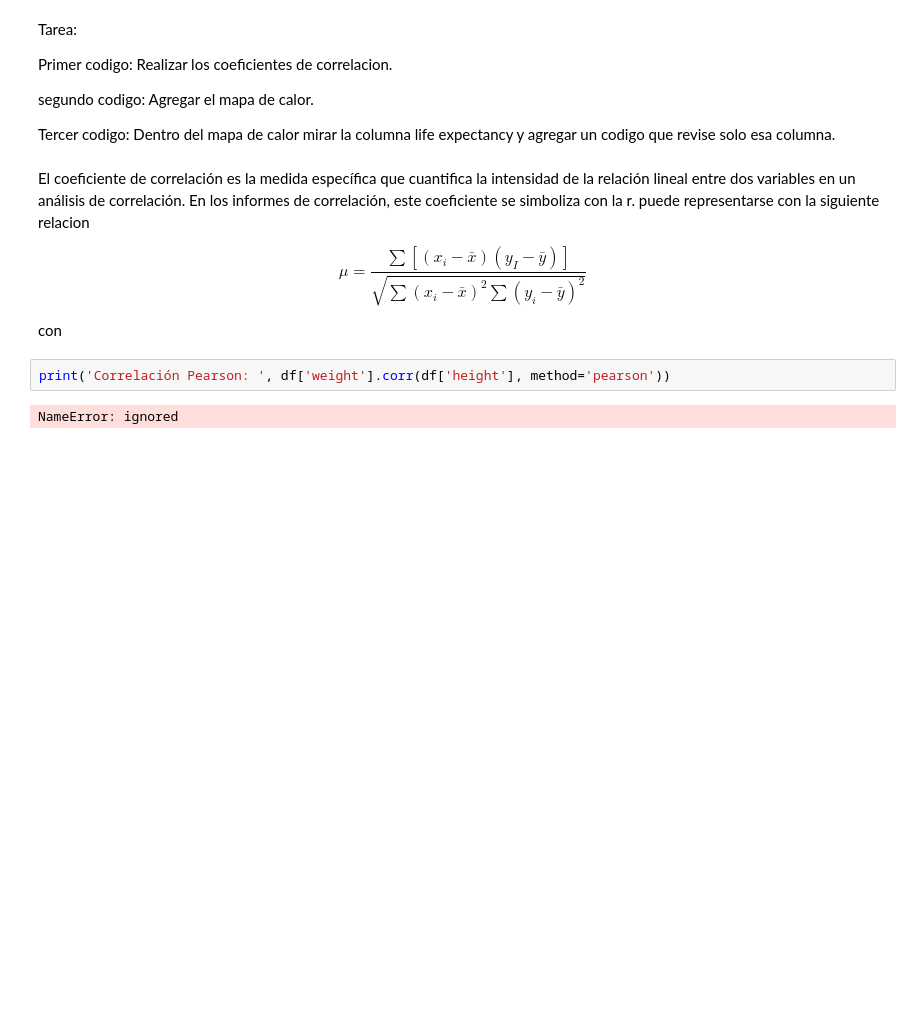
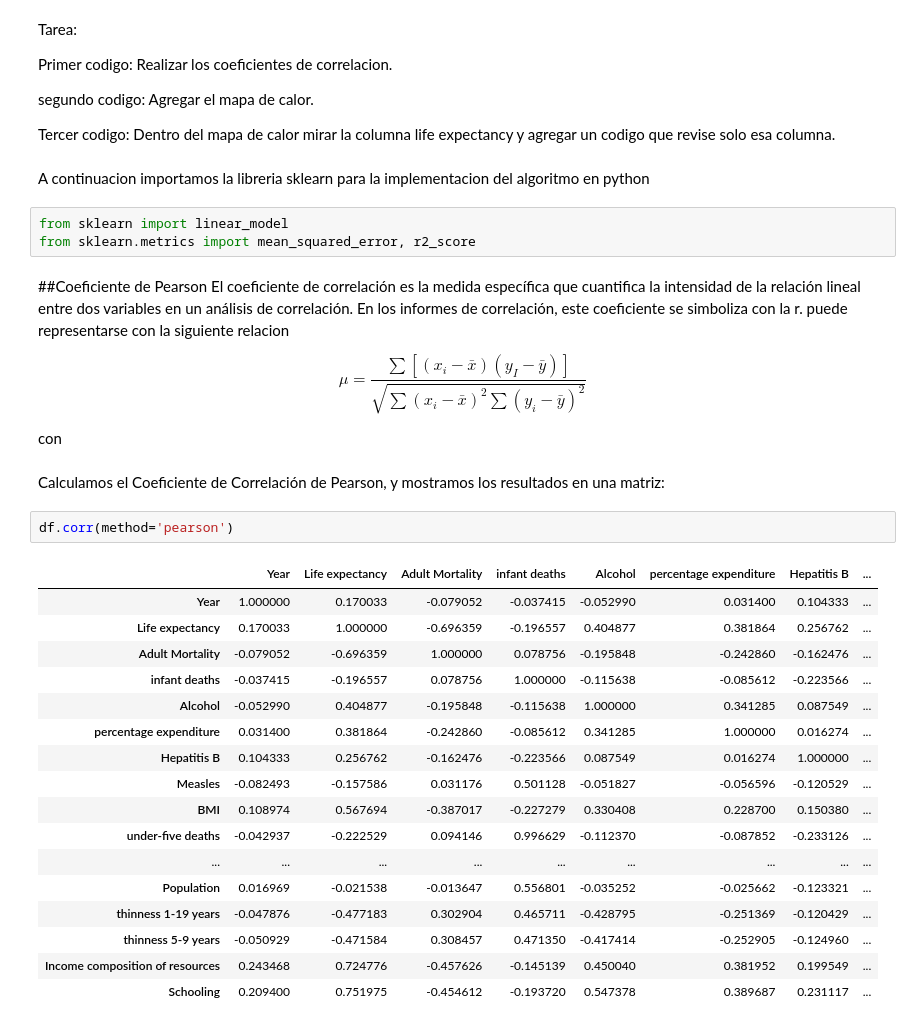
Before and after one commit to julianmoreno1123/Analitica-de-datos, a Jupyter notebook: Copia_de_ANALITICA_DE_DATOS.ipynb, the cells around one changed output. Drawn from its saved outputs; the diff is of its cells as text; blank space fills up the shorter version.

```diff
--- a/Copia_de_ANALITICA_DE_DATOS.ipynb
+++ b/Copia_de_ANALITICA_DE_DATOS.ipynb
@@ -468,13 +466,37 @@ Primer codigo: Realizar los coeficientes de correlacion.
 segundo codigo: Agregar el mapa de calor.
 
 Tercer codigo: Dentro del mapa de calor mirar la columna life expectancy y agregar un codigo que revise solo esa columna.
+# %% [markdown]
+A continuacion importamos la libreria sklearn para la implementacion del algoritmo en python
+# %%
+from sklearn import linear_model
+from sklearn.metrics import mean_squared_error, r2_score
 # %% [markdown]
+##Coeficiente de Pearson
 El coeficiente de correlación es la medida específica que cuantifica la intensidad de la relación lineal entre dos variables en un análisis de correlación. En los informes de correlación, este coeficiente se simboliza con la r. puede representarse con la siguiente relacion
 
 $$\mu= \frac{\sum [(x_i-\bar{x})(y_I-\bar{y})]}{\sqrt{ \sum (x_i-\bar{x})^2 \sum (y_i-\bar{y})^2}}$$
 
 con
-# %%
-print('Correlación Pearson: ', df['weight'].corr(df['height'], method='pearson'))
-# %% [output]
-NameError: ignored
+# %% [markdown]
+Calculamos el Coeficiente de Correlación de Pearson, y mostramos los resultados en una matriz:
+# %%
+df.corr(method='pearson')
+# %% [output]
+|  | Year | Life expectancy | Adult Mortality | infant deaths | Alcohol | percentage expenditure | Hepatitis B | ... |
+| Year | 1.000000 | 0.170033 | -0.079052 | -0.037415 | -0.052990 | 0.031400 | 0.104333 | ... |
+| Life expectancy | 0.170033 | 1.000000 | -0.696359 | -0.196557 | 0.404877 | 0.381864 | 0.256762 | ... |
+| Adult Mortality | -0.079052 | -0.696359 | 1.000000 | 0.078756 | -0.195848 | -0.242860 | -0.162476 | ... |
+| infant deaths | -0.037415 | -0.196557 | 0.078756 | 1.000000 | -0.115638 | -0.085612 | -0.223566 | ... |
+| Alcohol | -0.052990 | 0.404877 | -0.195848 | -0.115638 | 1.000000 | 0.341285 | 0.087549 | ... |
+| percentage expenditure | 0.031400 | 0.381864 | -0.242860 | -0.085612 | 0.341285 | 1.000000 | 0.016274 | ... |
+| Hepatitis B | 0.104333 | 0.256762 | -0.162476 | -0.223566 | 0.087549 | 0.016274 | 1.000000 | ... |
+| Measles | -0.082493 | -0.157586 | 0.031176 | 0.501128 | -0.051827 | -0.056596 | -0.120529 | ... |
+| BMI | 0.108974 | 0.567694 | -0.387017 | -0.227279 | 0.330408 | 0.228700 | 0.150380 | ... |
+| under-five deaths | -0.042937 | -0.222529 | 0.094146 | 0.996629 | -0.112370 | -0.087852 | -0.233126 | ... |
+| ... | ... | ... | ... | ... | ... | ... | ... | ... |
+| Population | 0.016969 | -0.021538 | -0.013647 | 0.556801 | -0.035252 | -0.025662 | -0.123321 | ... |
+| thinness 1-19 years | -0.047876 | -0.477183 | 0.302904 | 0.465711 | -0.428795 | -0.251369 | -0.120429 | ... |
+| thinness 5-9 years | -0.050929 | -0.471584 | 0.308457 | 0.471350 | -0.417414 | -0.252905 | -0.124960 | ... |
+| Income composition of resources | 0.243468 | 0.724776 | -0.457626 | -0.145139 | 0.450040 | 0.381952 | 0.199549 | ... |
+| Schooling | 0.209400 | 0.751975 | -0.454612 | -0.193720 | 0.547378 | 0.389687 | 0.231117 | ... |
```
Also changed, not shown: parts of 11 cells of this notebook.
